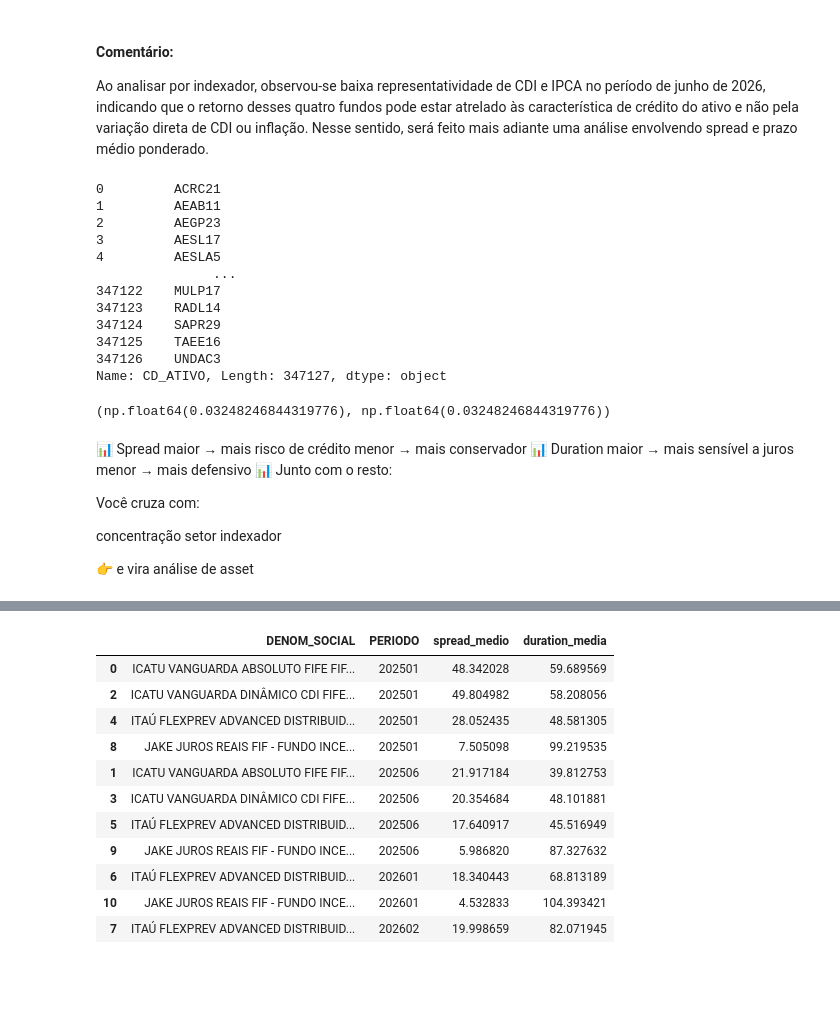
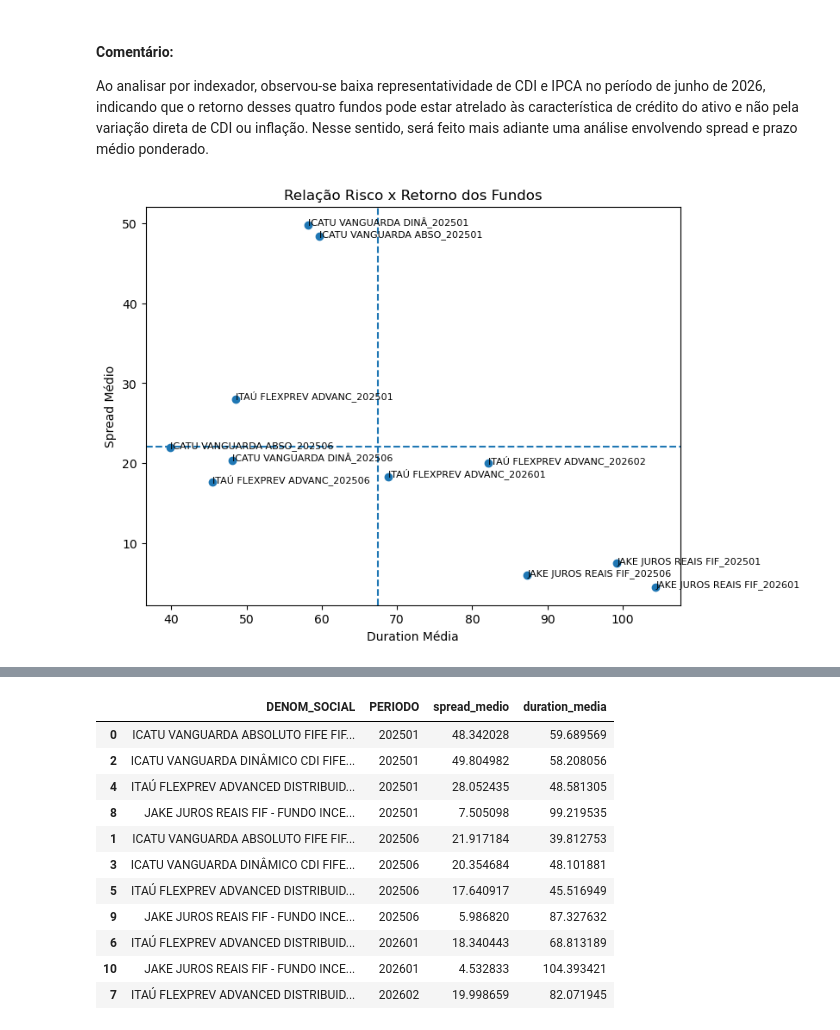
Before and after one commit to queziatedeschi-commits/case-icatu-vanguarda, a Jupyter notebook: case_credito_privado.ipynb, the cells around one changed output, grey strips where cells are left out. Cells and saved outputs as stored; diff of their text form; code cells hidden in the pictures; blank space fills up the shorter version.

```diff
--- a/case_credito_privado.ipynb
+++ b/case_credito_privado.ipynb
@@ -834,15 +858,0 @@ df_anbima_mes= df_anbima.rename(columns={
-# %%
-df_anbima_mes["CD_ATIVO"]
-# %% [output]
-0         ACRC21
-1         AEAB11
-2         AEGP23
-3         AESL17
-4         AESLA5
-               ...
-347122    MULP17
-347123    RADL14
-347124    SAPR29
-347125    TAEE16
-347126    UNDAC3
-Name: CD_ATIVO, Length: 347127, dtype: object
@@ -859,5 +858,0 @@ df_cda_deb_4 = df_cda_deb_4.merge(
-# %%
-## significa que não temos dados anbima para o período que temos na carteira mais recente
-df_cda_deb_4["spread"].isna().mean(), df_cda_deb_4["duration"].isna().mean()
-# %% [output]
-(np.float64(0.03248246844319776), np.float64(0.03248246844319776))
@@ -896,16 +859,27 @@ df_risco = df_spread.merge(df_duration, on=["DENOM_SOCIAL", "PERIODO"])
-# %% [markdown]
-📊 Spread
-maior → mais risco de crédito
-menor → mais conservador
-📊 Duration
-maior → mais sensível a juros
-menor → mais defensivo
-📊 Junto com o resto:
-
-Você cruza com:
-
-concentração
-setor
-indexador
-
-👉 e vira análise de asset
+# %%
+df_risco["NOME_CURTO"] = df_risco["DENOM_SOCIAL"].str[:20]  + "_" + df_risco["PERIODO"].astype(str)
+
+
+plt.figure(figsize=(8,6))
+plt.scatter(
+    df_risco["DURATION_MEDIA"],
+    df_risco["SPREAD_MEDIO"]
+)
+
+# nome dos fundos
+for i, row in df_risco.iterrows():
+    plt.text(
+        row["DURATION_MEDIA"],
+        row["SPREAD_MEDIO"],
+        row["NOME_CURTO"],
+        fontsize=8
+    )
+plt.axhline(df_risco["SPREAD_MEDIO"].mean(), linestyle='--')
+plt.axvline(df_risco["DURATION_MEDIA"].mean(), linestyle='--')
+plt.xlabel("Duration Média")
+plt.ylabel("Spread Médio")
+plt.title("Relação Risco x Retorno dos Fundos")
+
+plt.show()
+# %% [output]
+[figure, added]
```
Also changed, not shown: parts of 10 cells of this notebook.
